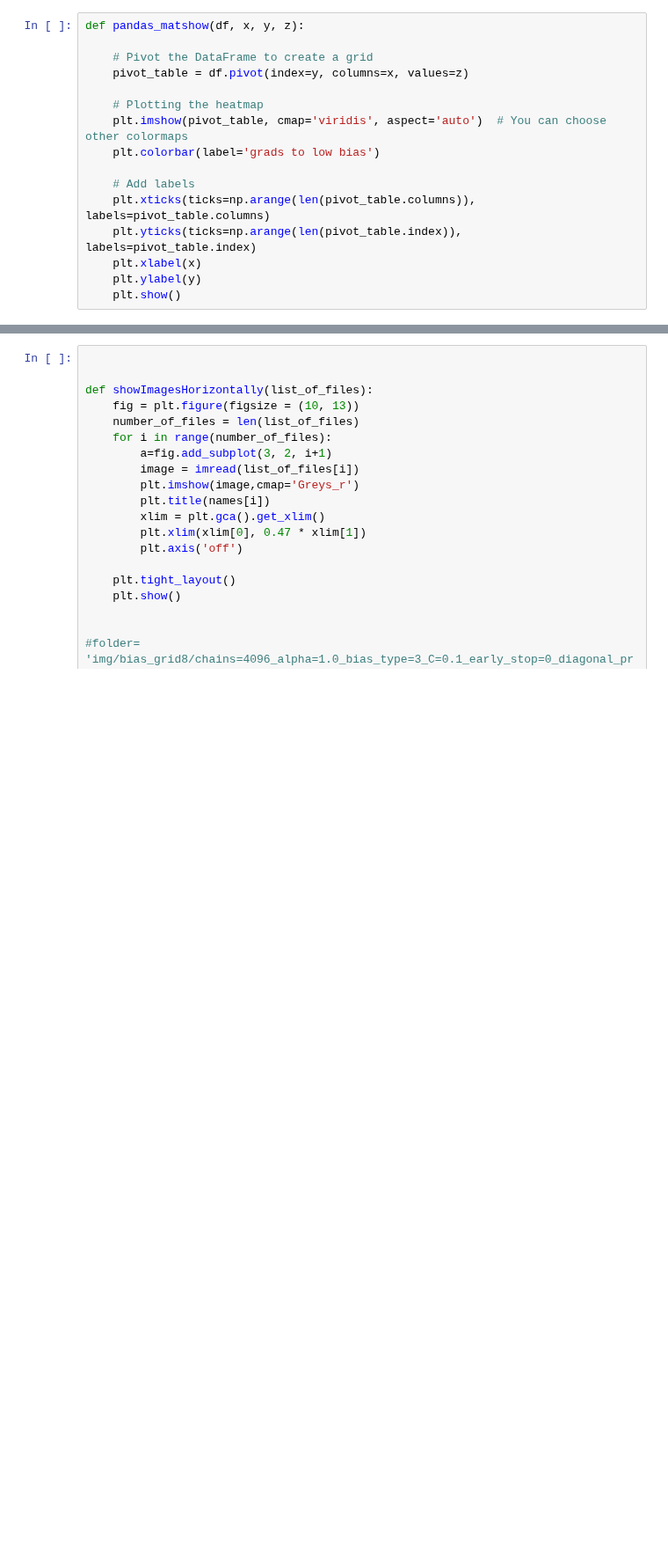
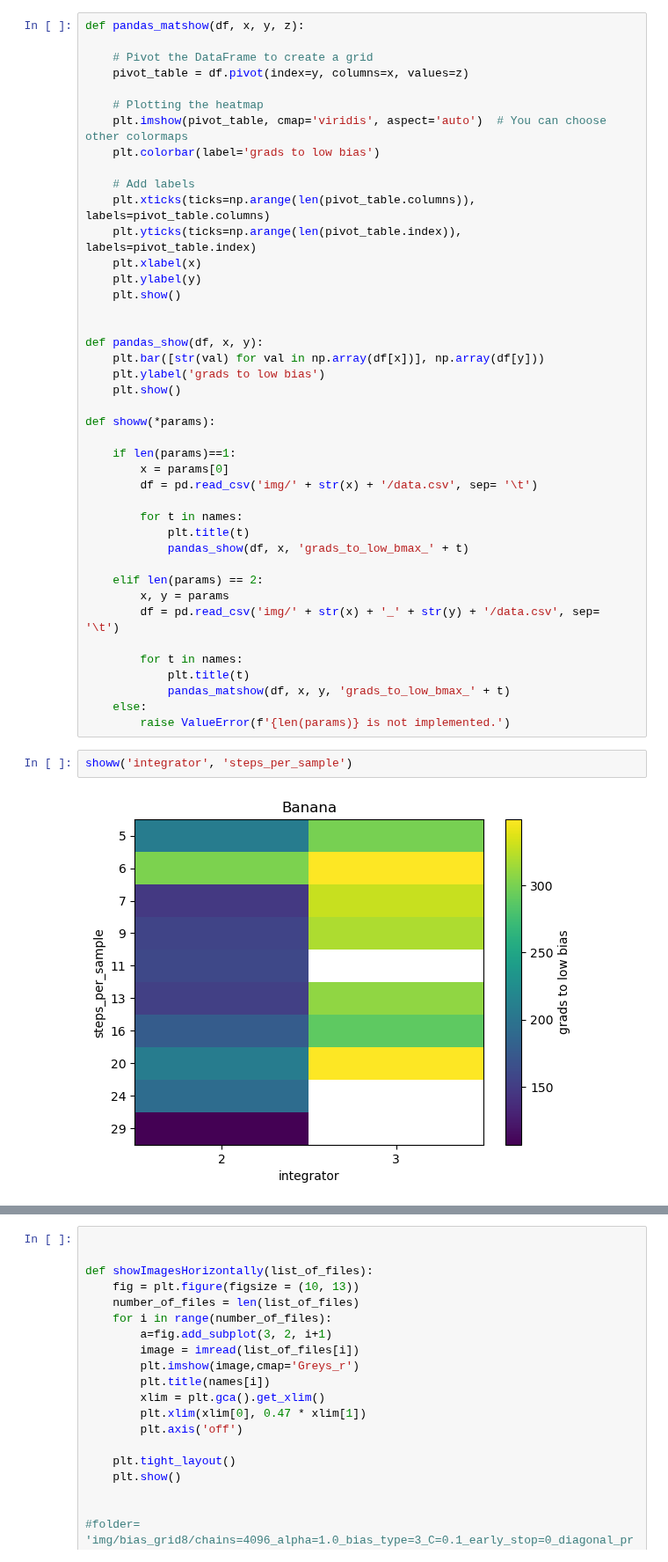
Before and after one commit to JakobRobnik/MicroCanonicalHMC, a Jupyter notebook: ensemble/main.ipynb, the cells around one changed output, grey strips where cells are left out. Shown at 88% size. Cells and saved outputs as stored; diff of their text form; blank space fills up the shorter version.

```diff
--- a/ensemble/main.ipynb
+++ b/ensemble/main.ipynb
@@ -23,3 +24,33 @@ def pandas_matshow(df, x, y, z):
     plt.xlabel(x)
     plt.ylabel(y)
     plt.show()
+
+
+def pandas_show(df, x, y):
+    plt.bar([str(val) for val in np.array(df[x])], np.array(df[y]))
+    plt.ylabel('grads to low bias')
+    plt.show()
+
+def showw(*params):
+
+    if len(params)==1:
+        x = params[0]
+        df = pd.read_csv('img/' + str(x) + '/data.csv', sep= '\t')
+
+        for t in names:
+            plt.title(t)
+            pandas_show(df, x, 'grads_to_low_bmax_' + t)
+
+    elif len(params) == 2:
+        x, y = params
+        df = pd.read_csv('img/' + str(x) + '_' + str(y) + '/data.csv', sep= '\t')
+
+        for t in names:
+            plt.title(t)
+            pandas_matshow(df, x, y, 'grads_to_low_bmax_' + t)
+    else:
+        raise ValueError(f'{len(params)} is not implemented.')
+# %%
+showw('integrator', 'steps_per_sample')
+# %% [output]
+[figure, added]
```
Also changed, not shown: parts of 5 cells of this notebook, 4 other files.
